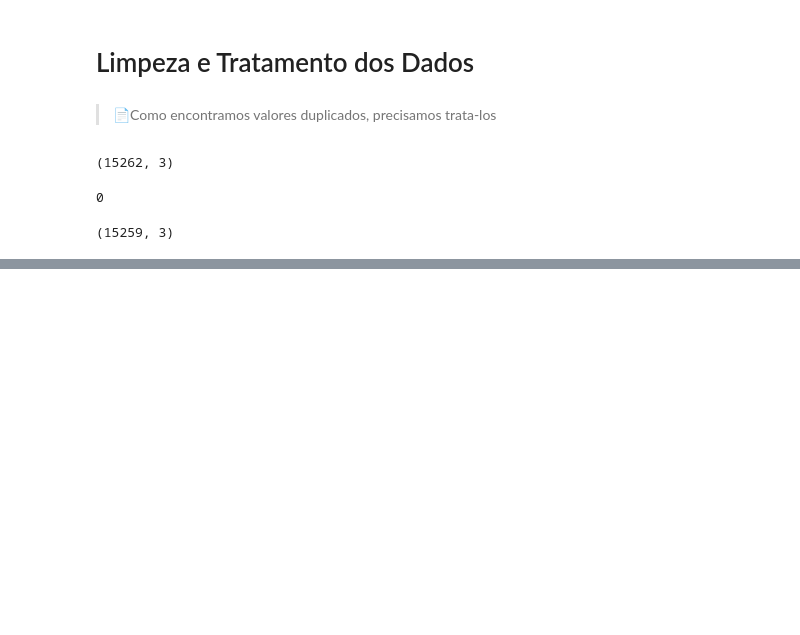
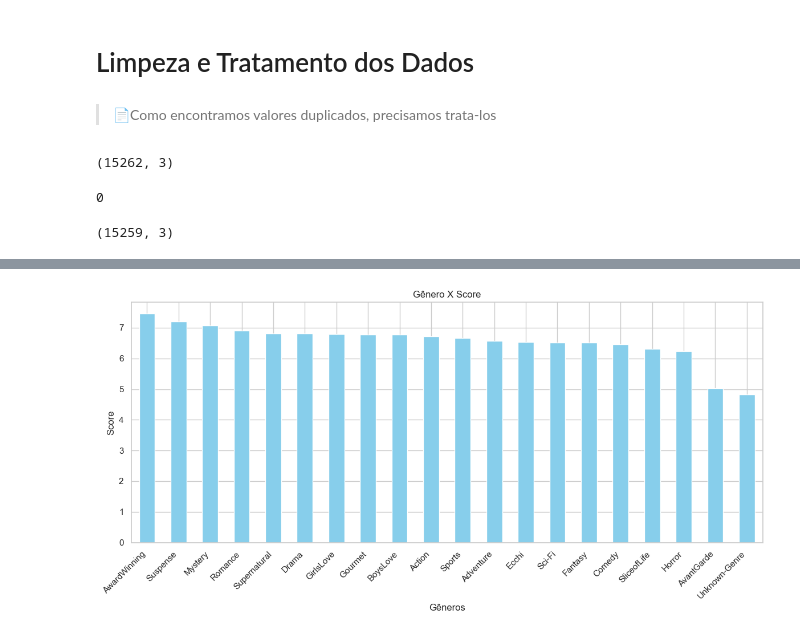
Before and after one commit to BrunoMatheus96/ProjetoBMSL-Popularidade_de_Animes, a Jupyter notebook: Popularidade_de_Anime.ipynb, the cells around one changed output, grey strips where cells are left out. Saved outputs shown, nothing was run; the diff lists cells and outputs as text; code cells hidden in the pictures; blank space fills up the shorter version.

```diff
--- a/Popularidade_de_Anime.ipynb
+++ b/Popularidade_de_Anime.ipynb
@@ -160,12 +157,0 @@ df_anime.shape
-# %%
-# Remover os colchetes e aspas da coluna 'Genres'
-df_anime['Genres'] = df_anime['Genres'].str.strip("[]").str.replace("'", "")
-
-# Dividir os gêneros em várias colunas binárias
-generos_expandido = df_anime['Genres'].str.get_dummies(sep=', ')
-
-# Concatenar o dataframe df_anime com as novas colunas
-df_anime_expanded = pd.concat([df_anime, generos_expandido], axis=1)
-
-# Exibir o resultado
-df_anime_expanded.head()
@@ -179,0 +186,22 @@ df_anime_expanded.head()
+# %%
+# Remover colchetes e aspas da coluna "Genres"
+df_anime['Genres'] = df_anime['Genres'].str.replace(r"[\[\]']", '', regex=True)
+
+# Separar os gêneros e criar dummies
+df_anime_expanded = df_anime['Genres'].str.get_dummies(sep=', ')
+
+# Concatenar com o DataFrame original
+df_anime_expanded = pd.concat([df_anime, df_anime_expanded], axis=1)
+
+# Calcular a mediana das notas por gênero
+median_generos = {}
+
+for genero in df_anime_expanded.columns[3:]:  # Gêneros começam a partir da terceira coluna
+    # Filtra apenas os animes que pertencem a esse gênero
+    median_generos[genero] = df_anime_expanded.loc[df_anime_expanded[genero] == 1, 'Score'].median()
+
+# Ordenar as medianas por valor decrescente
+median_generos = pd.Series(median_generos).sort_values(ascending=False)
+
+# Exibir as medianas
+print(median_generos)
@@ -179,0 +226,12 @@ df_anime_expanded.head()
+# %%
+# Criar gráfico de barras
+plt.figure(figsize=(12, 6))  # Tamanho da figura
+median_generos.plot(kind='bar', color='skyblue')  # Tipo de gráfico e cor
+plt.title('Gênero X Score')  # Título do gráfico
+plt.xlabel('Gêneros')  # Rótulo do eixo X
+plt.ylabel('Score')  # Rótulo do eixo Y
+plt.xticks(rotation=45, ha='right')  # Rotação dos rótulos do eixo X
+plt.tight_layout()  # Ajuste automático do layout
+plt.show()  # Exibir o gráfico
+# %% [output]
+[figure, added]
```
Also changed, not shown: parts of 7 cells of this notebook.
